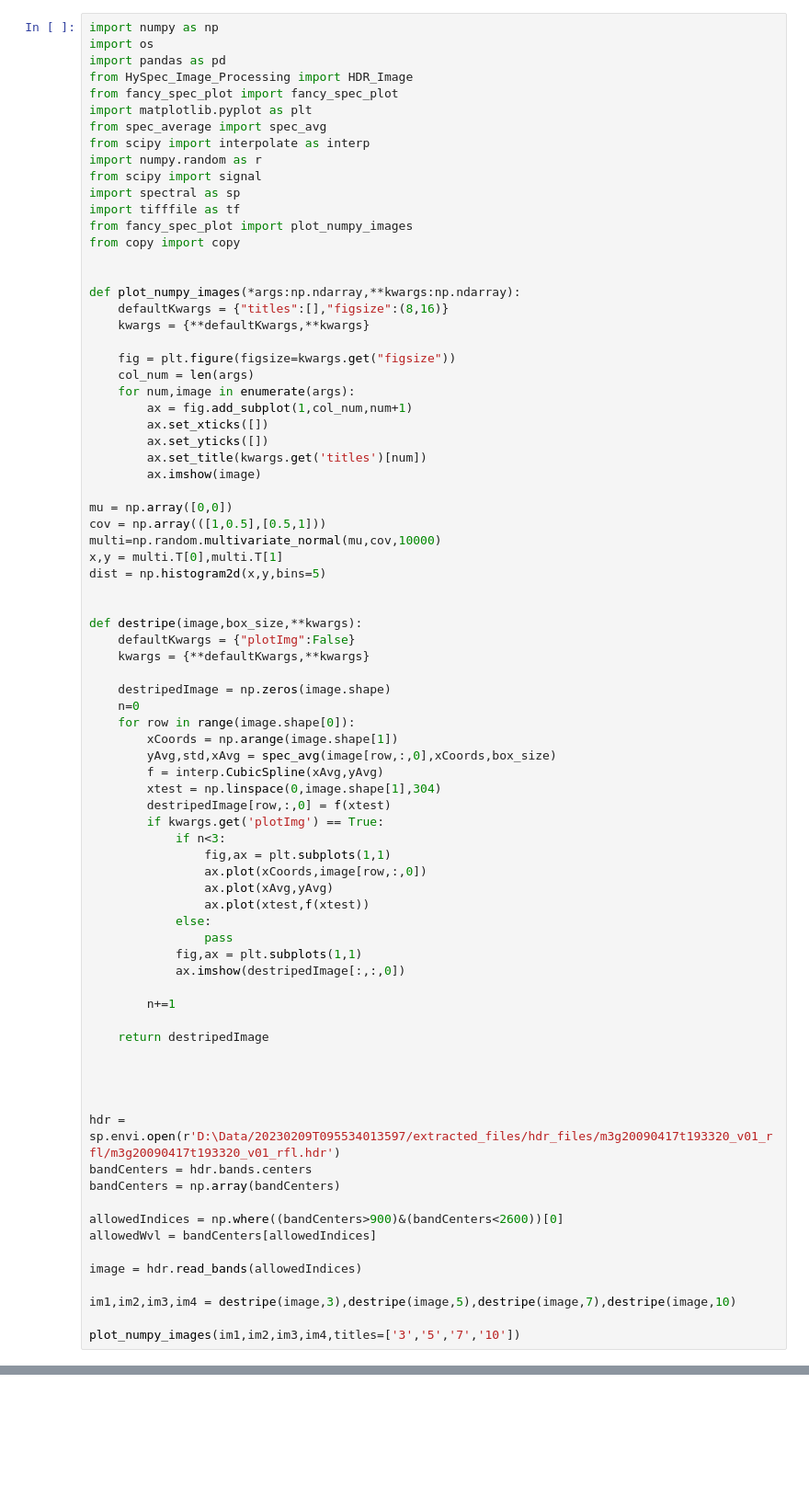
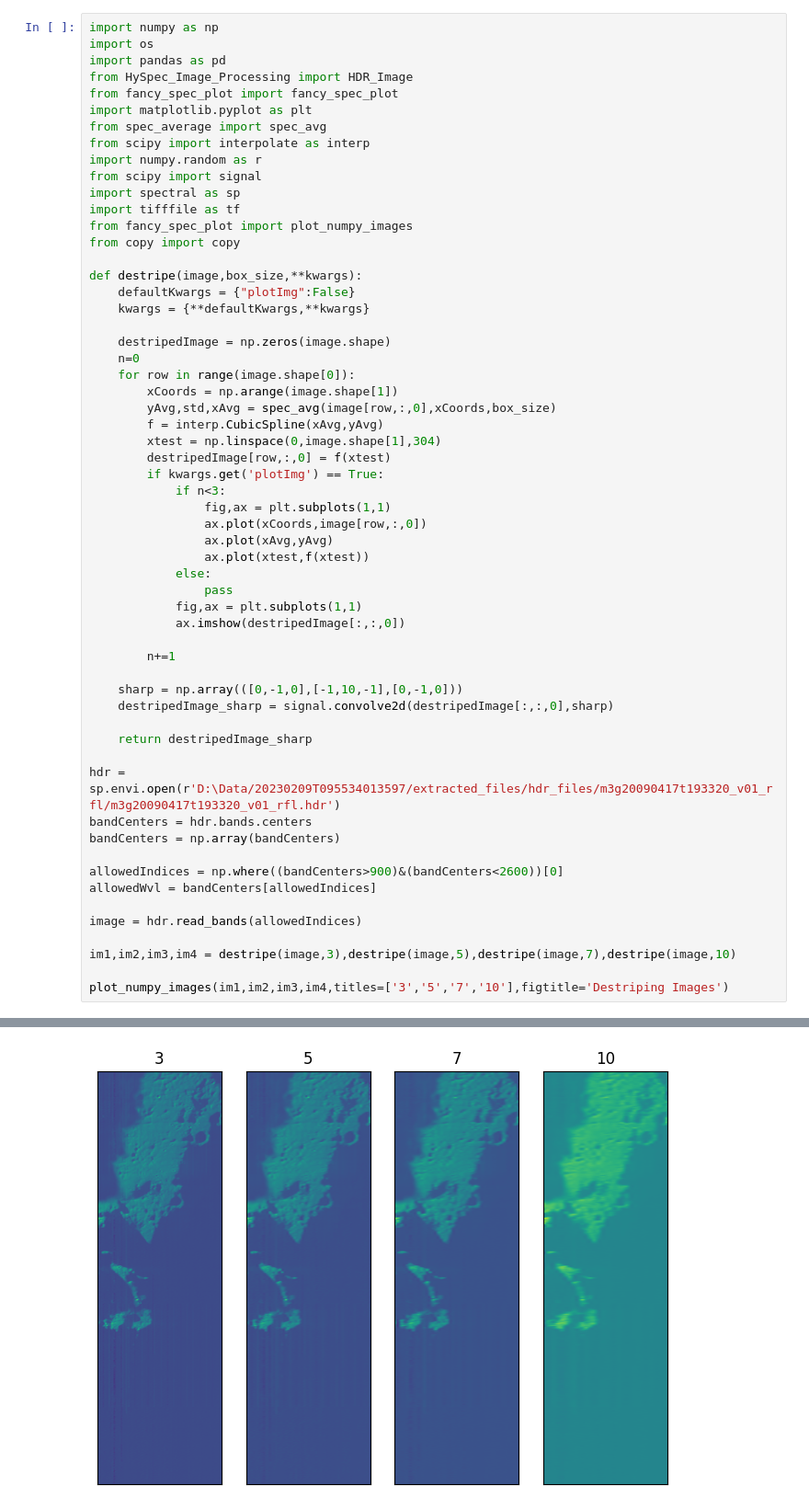
Before and after one commit to z-vig/M3_Pro, a Jupyter notebook: testing.ipynb, the cells around one changed output, grey strips where cells are left out. Shown at 92% size. Saved outputs shown, nothing was run; the diff lists cells and outputs as text; blank space fills up the shorter version.

```diff
--- a/testing.ipynb
+++ b/testing.ipynb
@@ -13,27 +13,6 @@ import spectral as sp
 import tifffile as tf
 from fancy_spec_plot import plot_numpy_images
 from copy import copy
-
-
-def plot_numpy_images(*args:np.ndarray,**kwargs:np.ndarray):
-    defaultKwargs = {"titles":[],"figsize":(8,16)}
-    kwargs = {**defaultKwargs,**kwargs}
-
-    fig = plt.figure(figsize=kwargs.get("figsize"))
-    col_num = len(args)
-    for num,image in enumerate(args):
-        ax = fig.add_subplot(1,col_num,num+1)
-        ax.set_xticks([])
-        ax.set_yticks([])
-        ax.set_title(kwargs.get('titles')[num])
-        ax.imshow(image)
-
-mu = np.array([0,0])
-cov = np.array(([1,0.5],[0.5,1]))
-multi=np.random.multivariate_normal(mu,cov,10000)
-x,y = multi.T[0],multi.T[1]
-dist = np.histogram2d(x,y,bins=5)
-
 
 def destripe(image,box_size,**kwargs):
     defaultKwargs = {"plotImg":False}
@@ -60,10 +39,10 @@ def destripe(image,box_size,**kwargs):
 
         n+=1
 
-    return destripedImage
+    sharp = np.array(([0,-1,0],[-1,10,-1],[0,-1,0]))
+    destripedImage_sharp = signal.convolve2d(destripedImage[:,:,0],sharp)
 
-
-
+    return destripedImage_sharp
 
 hdr = sp.envi.open(r'D:\Data/20230209T095534013597/extracted_files/hdr_files/m3g20090417t193320_v01_rfl/m3g20090417t193320_v01_rfl.hdr')
 bandCenters = hdr.bands.centers
@@ -76,5 +55,5 @@ image = hdr.read_bands(allowedIndices)
 
 im1,im2,im3,im4 = destripe(image,3),destripe(image,5),destripe(image,7),destripe(image,10)
 
-plot_numpy_images(im1,im2,im3,im4,titles=['3','5','7','10'])
+plot_numpy_images(im1,im2,im3,im4,titles=['3','5','7','10'],figtitle='Destriping Images')
 # %% [output]
@@ -81,0 +60 @@ ImportError: cannot import name 'plot_numpy_images' from 'fancy_spec_plot' (c:\U
+[figure, added]
```
Also changed, not shown: parts of 3 cells of this notebook, 1 other file.
